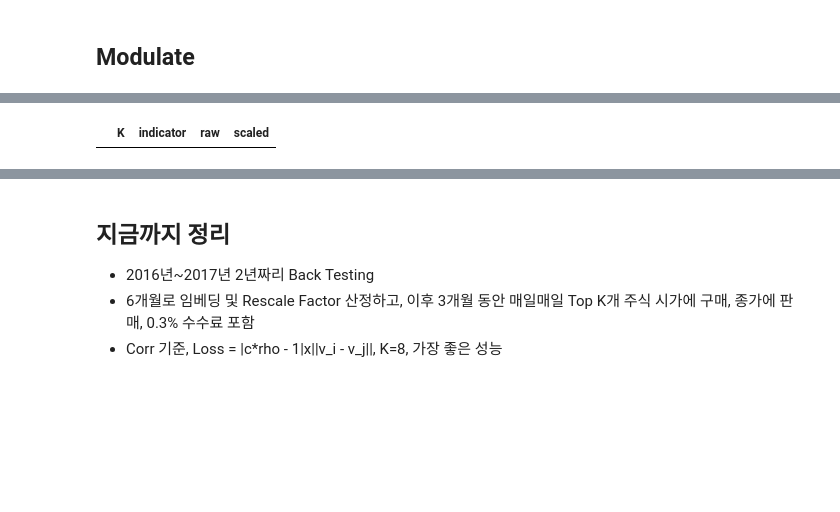
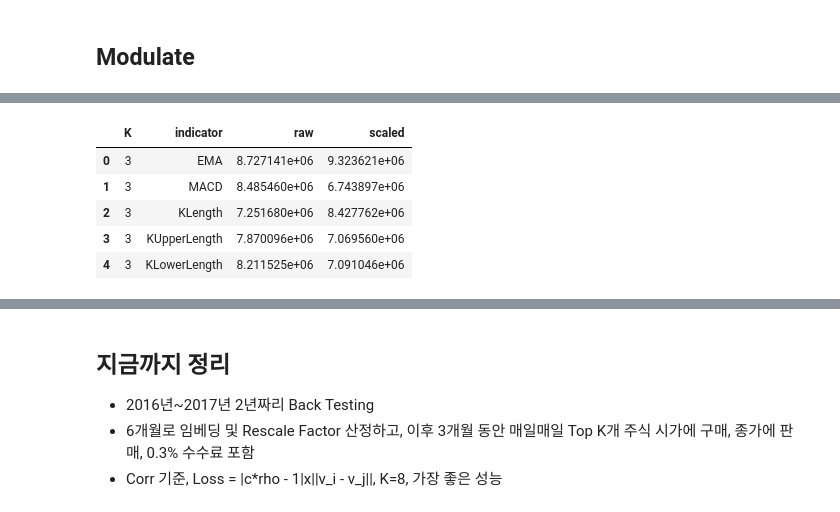
Before and after one commit to reyllama/TTIO, a Jupyter notebook: 07_BackTest.ipynb, the cells around one changed output, grey strips where cells are left out. Saved outputs shown, nothing was run; the diff lists cells and outputs as text; code cells hidden in the pictures; blank space fills up the shorter version.

```diff
--- a/07_BackTest.ipynb
+++ b/07_BackTest.ipynb
@@ -281,10 +277,16 @@ def K_selector(data=None, corr_df=None, start=None, end=None, window=62, embeddi
 
     return result
 # %%
-output = pd.DataFrame(columns=['K', 'indicator', 'raw', 'scaled'])
-output
+output = pd.read_csv('/content/drive/My Drive/backtest_topK_ROBUST_extended.csv')
+# pd.DataFrame(columns=['K', 'indicator', 'raw', 'scaled'])
+output.head()
 # %% [output]
 |  | K | indicator | raw | scaled |
+| 0 | 3 | EMA | 8.727141e+06 | 9.323621e+06 |
+| 1 | 3 | MACD | 8.485460e+06 | 6.743897e+06 |
+| 2 | 3 | KLength | 7.251680e+06 | 8.427762e+06 |
+| 3 | 3 | KUpperLength | 7.870096e+06 | 7.069560e+06 |
+| 4 | 3 | KLowerLength | 8.211525e+06 | 7.091046e+06 |
 # %%
 import warnings
 warnings.filterwarnings('ignore')
```
Also changed, not shown: parts of 8 cells of this notebook.
